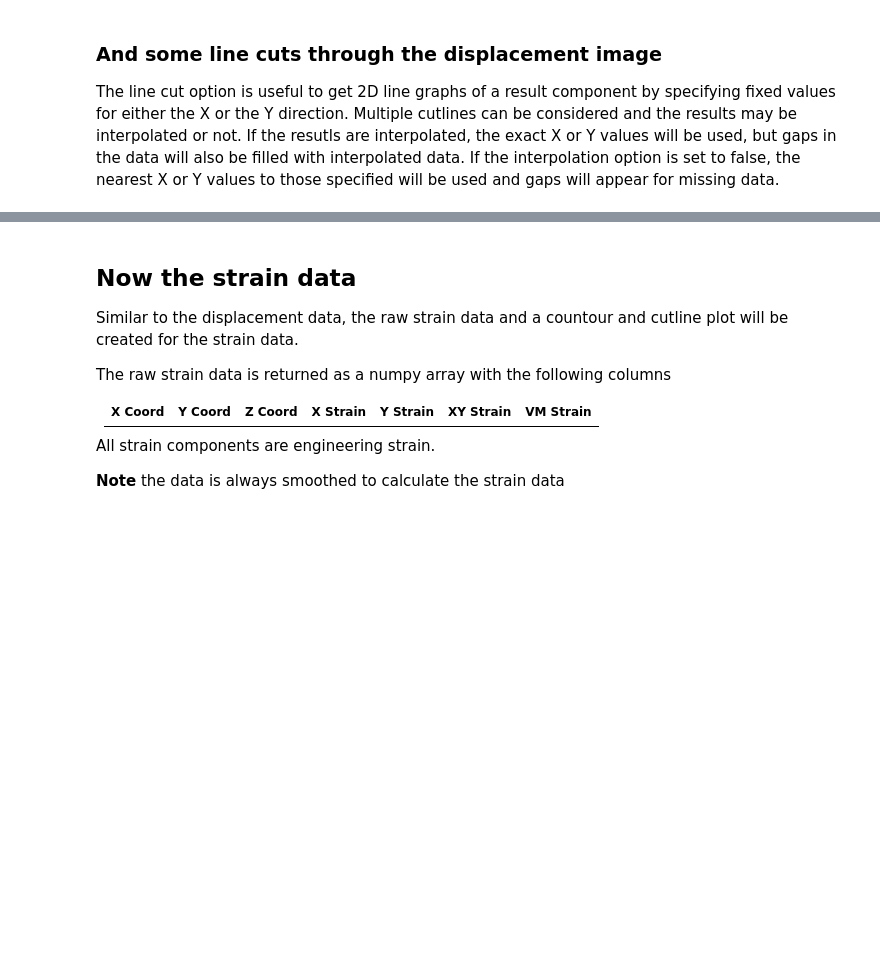
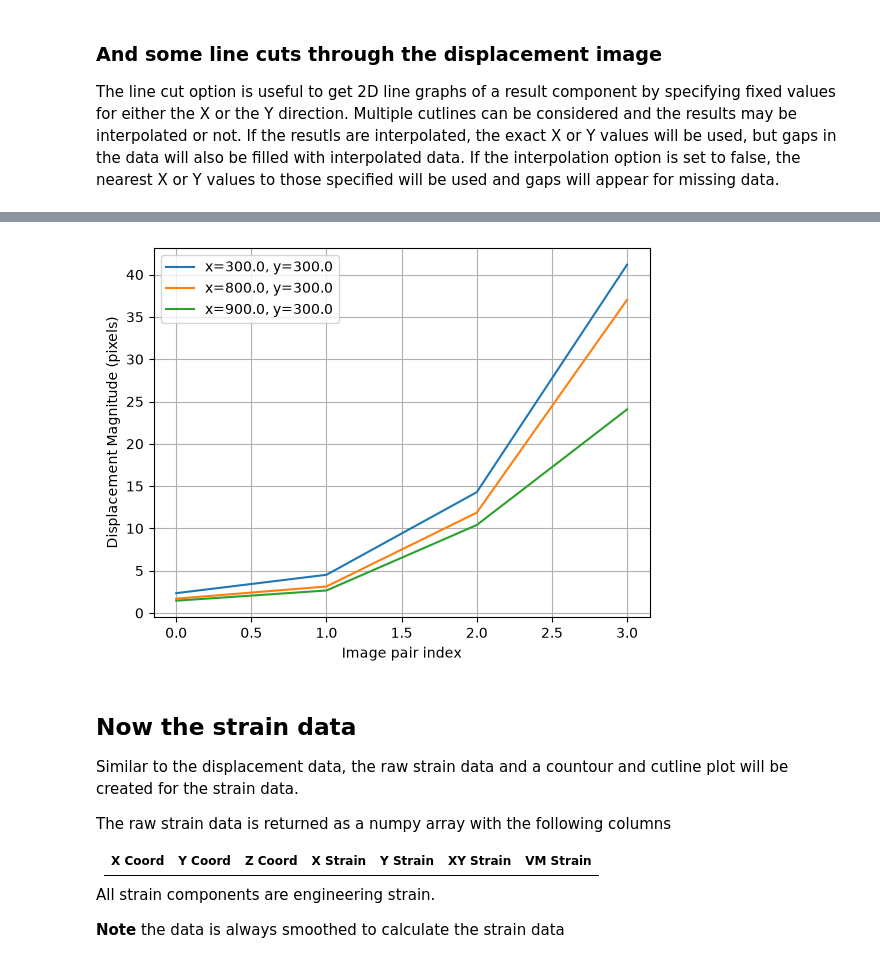
Before and after one commit to gventer/SUN-DIC, a Jupyter notebook: sundic/examples/test_sundic.ipynb, the cells around one changed output, grey strips where cells are left out. Saved outputs shown, nothing was run; the diff lists cells and outputs as text; code cells hidden in the pictures; blank space fills up the shorter version.

Commit message:
Working on adding time history post-processing functions.  This includes functions to extract or plot displacement or strain time history at specific points.

```diff
--- a/sundic/examples/test_sundic.ipynb
+++ b/sundic/examples/test_sundic.ipynb
@@ -267,3 +326,33 @@ sdpp.plotDispCutLine('results.sdic', -1, dispComp=sdpp.DispComp.X_DISP,
+# %%
+# Plot the displacement time history data
+# ------------------------------------------------------------------
+# Parameters:
+# -----------
+# - resultsFile (string): Results file from sundic.
+# - points (list): List of (x, y) tuples in pixel coordinates.
+# - dispComp (Comp, optional): Component of the displacement to plot.
+#            Default is DispComp.DISP_MAG.
+# - gridLines (bool, optional): Flag to plot grid lines. Default is True.
+# - showPlot (bool, optional): Flag to show the plot. Default is True.
+# - fileName (str, optional): Name of the file to save the plot. Default is ''.
+# - smoothWindow (int, optional): Size of the window used for Savitzky-Golay
+#          smoothing. Must be an odd number and a value of 0 indicates no smoothing.
+#          Default is 0.
+# - smoothOrder (int, optional): Order of the Savitzky-Golay smoothing polynomial.
+#          Default is 2.
+# - interpolate (bool, optional): Flag to interpolate values at the specified points.
+#          Default is False, in which case nearest subset values are used.
+# ------------------------------------------------------------------
+
+# Setup some points to track
+points=[(300,300), (800,300), (900,300)]
+
+# Create the corresponding graph
+sdpp.plotDispTimeHistory('results.sdic', points, dispComp=sdpp.DispComp.DISP_MAG,
+                        gridLines=True, showPlot=True, fileName='',
+                        smoothWindow=0, smoothOrder=2, interpolate=True)
+# %% [output]
+[figure, added]
 # %% [markdown]
 ## Now the strain data
 Similar to the displacement data, the raw strain data and a countour and cutline plot will be created for the strain data.
```
Also changed, not shown: parts of 17 cells of this notebook, 5 other files.
